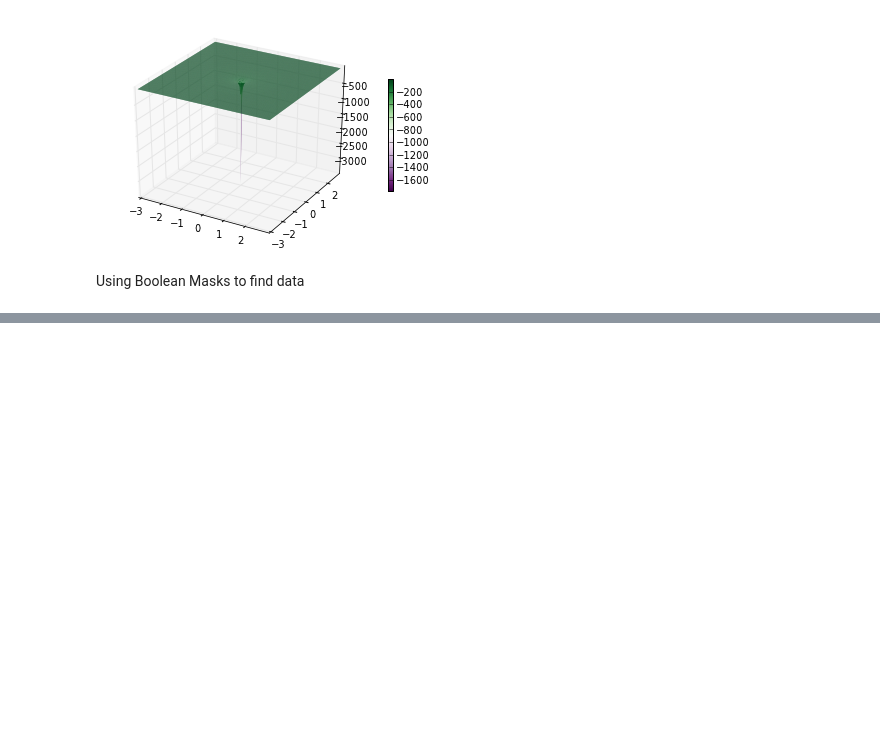
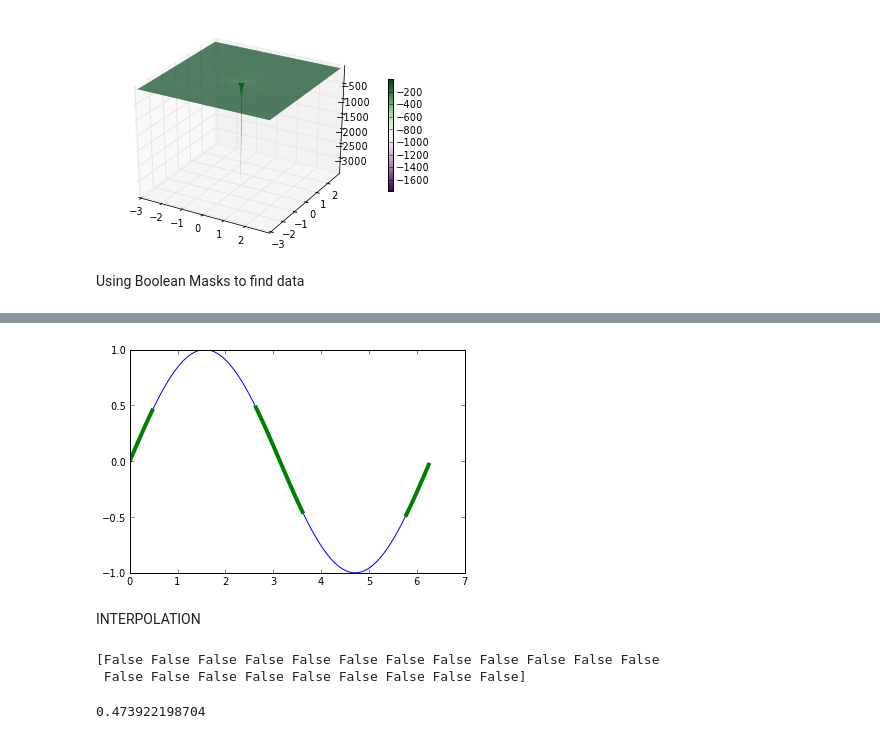
Before and after one commit to dbenton93/PHYS202-S13, a Jupyter notebook: Week4/Thurs4-25notes.ipynb, the cells around one changed output, grey strips where cells are left out. Cells and saved outputs as stored; diff of their text form; code cells hidden in the pictures; blank space fills up the shorter version.

```diff
--- a/Week4/Thurs4-25notes.ipynb
+++ b/Week4/Thurs4-25notes.ipynb
@@ -29,0 +32,21 @@ ValueError: The truth value of an array with more than one element is ambiguous.
+# %%
+y = sin(theta[mask])
+jj = (y == max(y))
+ii = (y == min(y))
+y[jj] = NaN
+y[ii]= NaN
+# %%
+plot(theta,sin(theta))
+plot(theta[mask],y,linewidth=4)
+show()
+# %% [output]
+[figure, added]
+# %% [markdown]
+INTERPOLATION
+# %%
+theta=arange(0.,2*pi+0.1,pi/10)
+mask = (theta==0.5)
+print mask
+# %% [output]
+[False False False False False False False False False False False False
+ False False False False False False False False False]
@@ -29,0 +55,8 @@ ValueError: The truth value of an array with more than one element is ambiguous.
+# %%
+from scipy.interpolate import interp1d
+#help(interp1d)
+sininterp = interp1d(theta,sin(theta))
+newsin = sininterp(newtheta)
+print newsin
+# %% [output]
+0.473922198704
```
Also changed, not shown: parts of 4 cells of this notebook, 1 other file.
